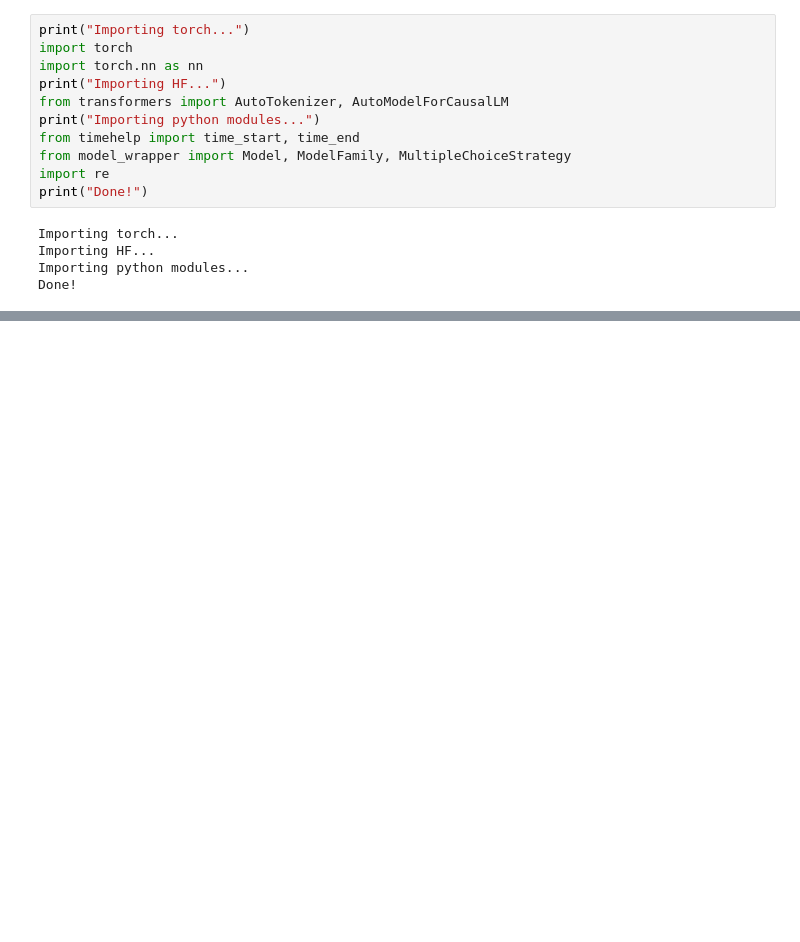
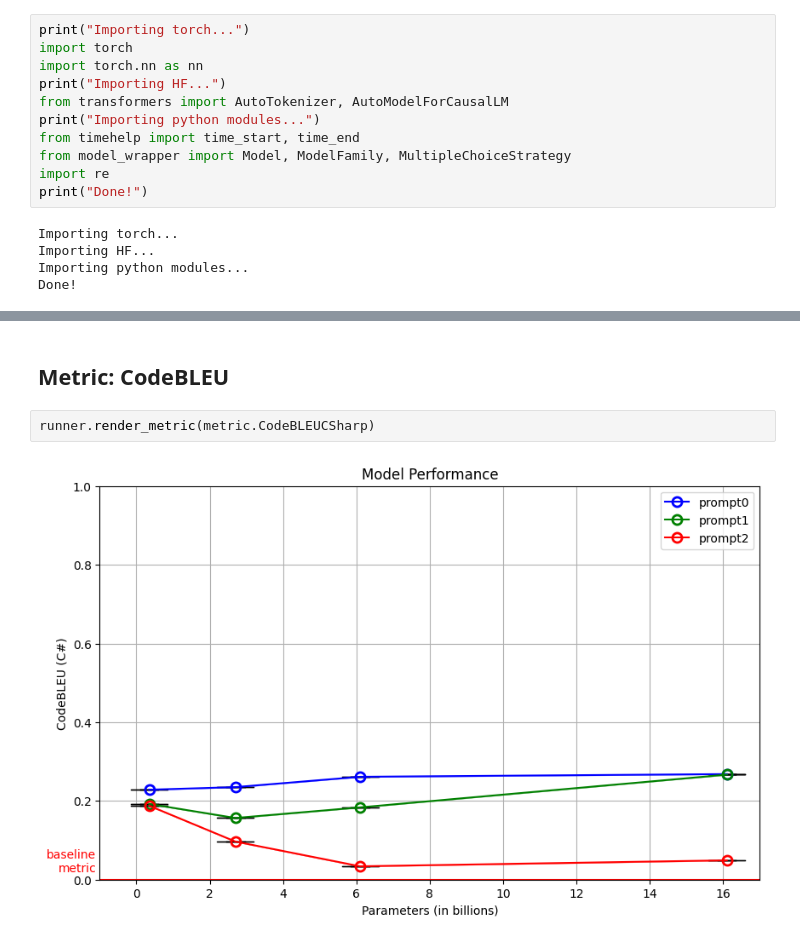
Before and after one commit to WM-SEMERU/emergent-capabilities, a Jupyter notebook: code2code-trans.ipynb, the cells around one changed output, grey strips where cells are left out. Drawn from its saved outputs; the diff is of its cells as text; blank space fills up the shorter version.

```diff
--- a/code2code-trans.ipynb
+++ b/code2code-trans.ipynb
@@ -107,0 +92,6 @@ Opening ./output/code2code-trans/prompt0/codegen1-multi-6B.output...
+# %% [markdown]
+## Metric: CodeBLEU
+# %%
+runner.render_metric(metric.CodeBLEUCSharp)
+# %% [output]
+[figure, added]
```
Also changed, not shown: parts of 10 cells of this notebook, 18 other files.
